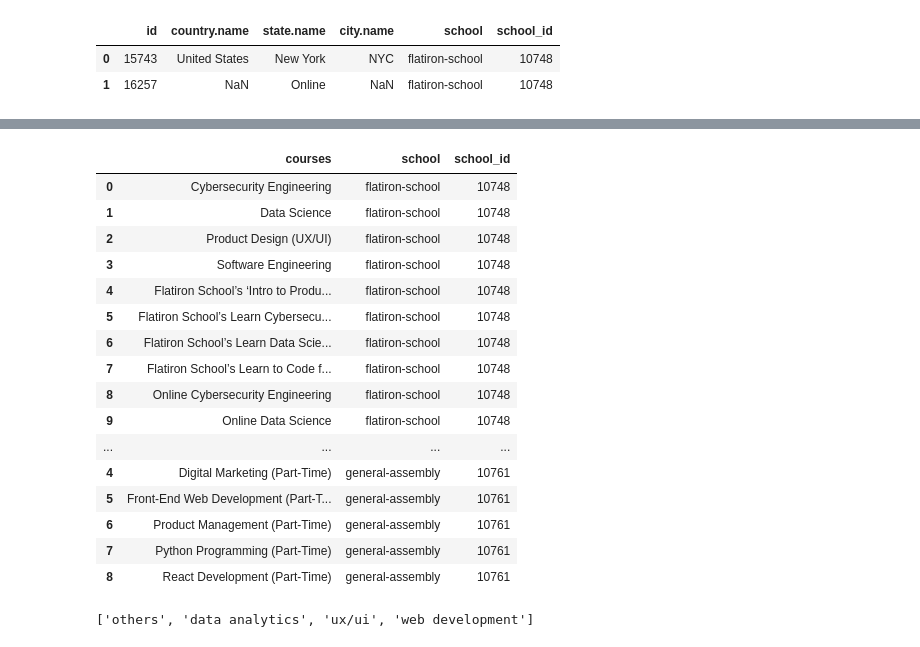
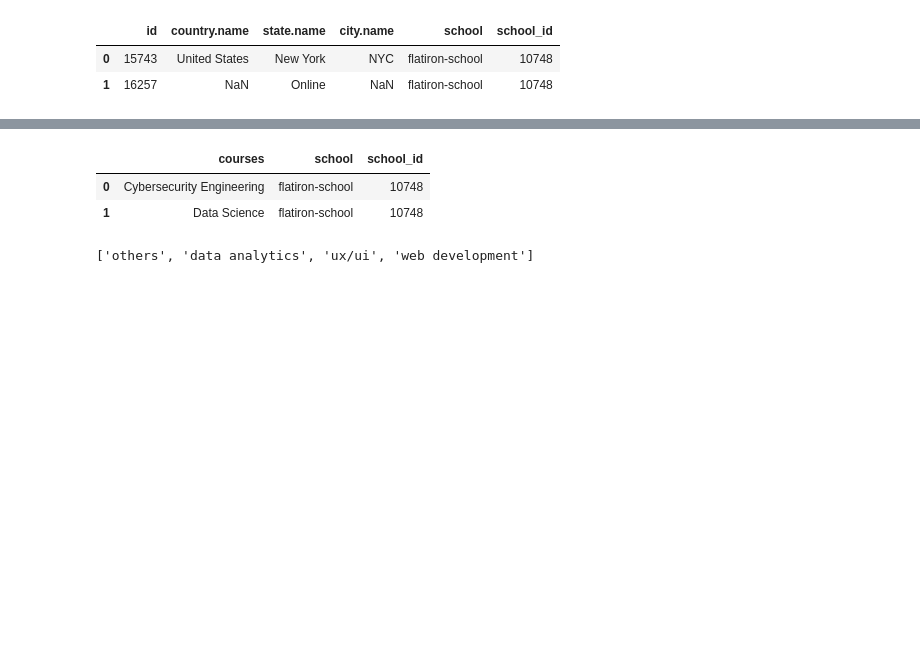
Before and after one commit to ekraj-pok/sql-project, a Jupyter notebook: main.ipynb, the cells around one changed output, grey strips where cells are left out. Cells and saved outputs as stored; diff of their text form; code cells hidden in the pictures; blank space fills up the shorter version.

```diff
--- a/main.ipynb
+++ b/main.ipynb
@@ -223,24 +225,10 @@ locations
 # %%
 courses = pd.concat(courses_list)
-courses.head(20)
+courses.head(2)
 # %% [output]
 |  | courses | school | school_id |
 | 0 | Cybersecurity Engineering | flatiron-school | 10748 |
 | 1 | Data Science | flatiron-school | 10748 |
-| 2 | Product Design (UX/UI) | flatiron-school | 10748 |
-| 3 | Software Engineering | flatiron-school | 10748 |
-| 4 | Flatiron School’s ‘Intro to Produ... | flatiron-school | 10748 |
-| 5 | Flatiron School’s Learn Cybersecu... | flatiron-school | 10748 |
-| 6 | Flatiron School’s Learn Data Scie... | flatiron-school | 10748 |
-| 7 | Flatiron School’s Learn to Code f... | flatiron-school | 10748 |
-| 8 | Online Cybersecurity Engineering | flatiron-school | 10748 |
-| 9 | Online Data Science | flatiron-school | 10748 |
-| ... | ... | ... | ... |
-| 4 | Digital Marketing (Part-Time) | general-assembly | 10761 |
-| 5 | Front-End Web Development (Part-T... | general-assembly | 10761 |
-| 6 | Product Management (Part-Time) | general-assembly | 10761 |
-| 7 | Python Programming (Part-Time) | general-assembly | 10761 |
-| 8 | React Development (Part-Time) | general-assembly | 10761 |
 # %%
 # Define a function to categorize course names
 def categorize_course_name(course_name):
```
Also changed, not shown: parts of 12 cells of this notebook, 7 other files.
